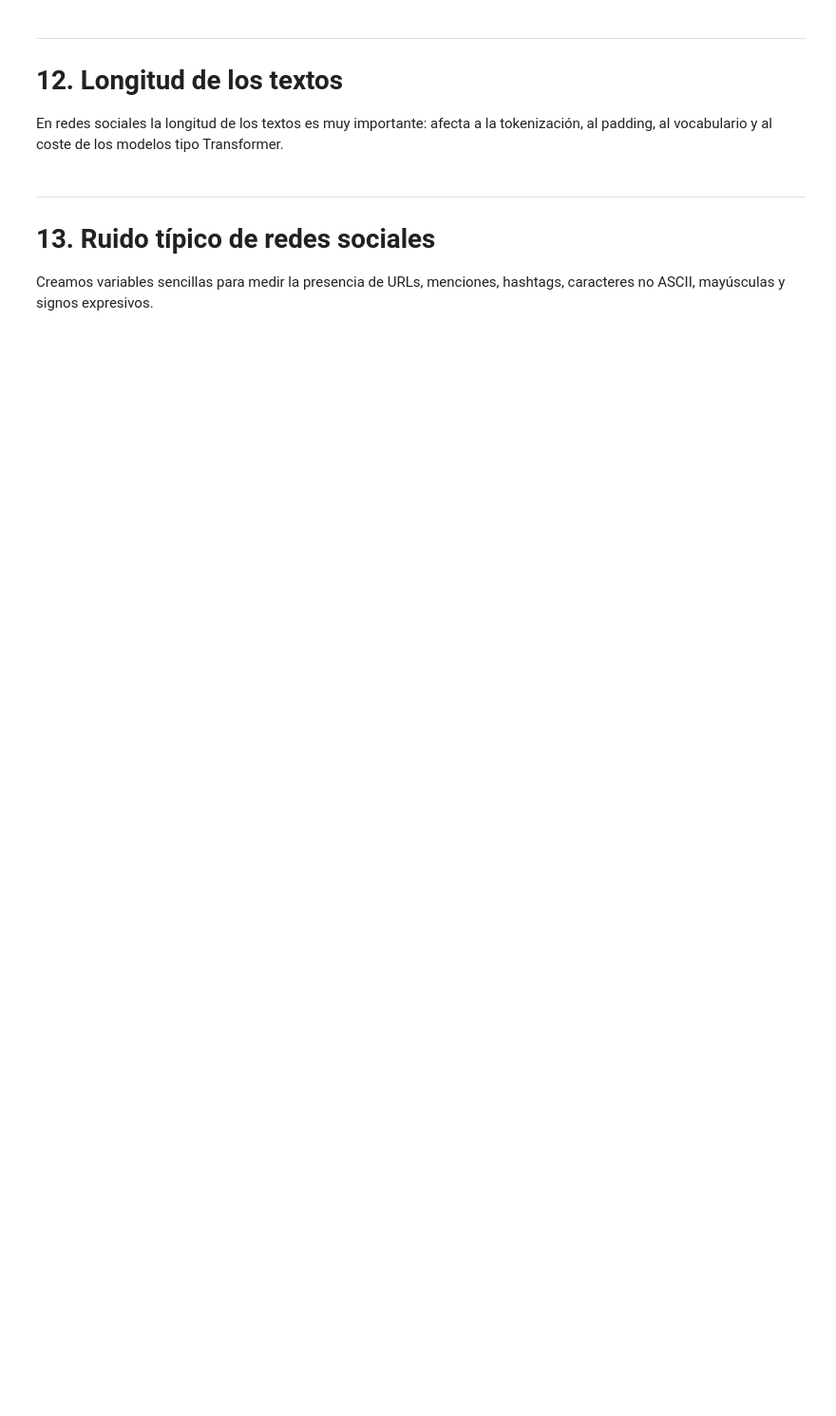
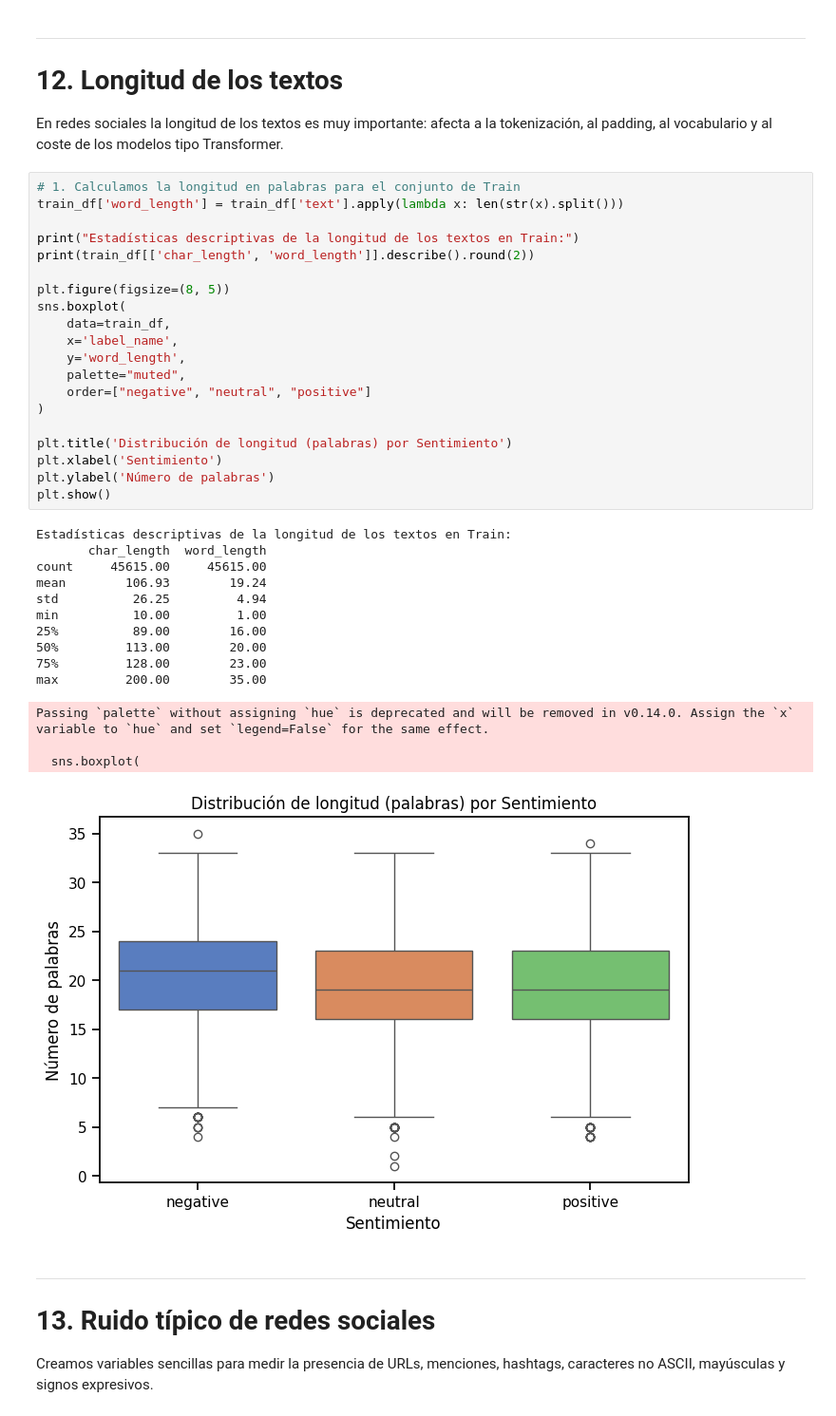
Before and after one commit to Maria-2703/NLP-Project, a Jupyter notebook: starter_practica_texto_redes_sociales.ipynb, the cells around one changed output. Shown at 95% size. Drawn from its saved outputs; the diff is of its cells as text; blank space fills up the shorter version.

```diff
--- a/starter_practica_texto_redes_sociales.ipynb
+++ b/starter_practica_texto_redes_sociales.ipynb
@@ -308,6 +415,41 @@ Si las clases están desbalanceadas, la accuracy puede ser engañosa y será esp
 # 12. Longitud de los textos
 
 En redes sociales la longitud de los textos es muy importante: afecta a la tokenización, al padding, al vocabulario y al coste de los modelos tipo Transformer.
+# %%
+# 1. Calculamos la longitud en palabras para el conjunto de Train
+train_df['word_length'] = train_df['text'].apply(lambda x: len(str(x).split()))
+
+print("Estadísticas descriptivas de la longitud de los textos en Train:")
+print(train_df[['char_length', 'word_length']].describe().round(2))
+
+plt.figure(figsize=(8, 5))
+sns.boxplot(
+    data=train_df,
+    x='label_name',
+    y='word_length',
+    palette="muted",
+    order=["negative", "neutral", "positive"]
+)
+
+plt.title('Distribución de longitud (palabras) por Sentimiento')
+plt.xlabel('Sentimiento')
+plt.ylabel('Número de palabras')
+plt.show()
+# %% [output]
+Estadísticas descriptivas de la longitud de los textos en Train:
+       char_length  word_length
+count     45615.00     45615.00
+mean        106.93        19.24
+std          26.25         4.94
+min          10.00         1.00
+25%          89.00        16.00
+50%         113.00        20.00
+75%         128.00        23.00
+max         200.00        35.00
+Passing `palette` without assigning `hue` is deprecated and will be removed in v0.14.0. Assign the `x` variable to `hue` and set `legend=False` for the same effect.
+
+  sns.boxplot(
+[figure, added]
 # %% [markdown]
 ---
 
```
Also changed, not shown: parts of 6 cells of this notebook.
